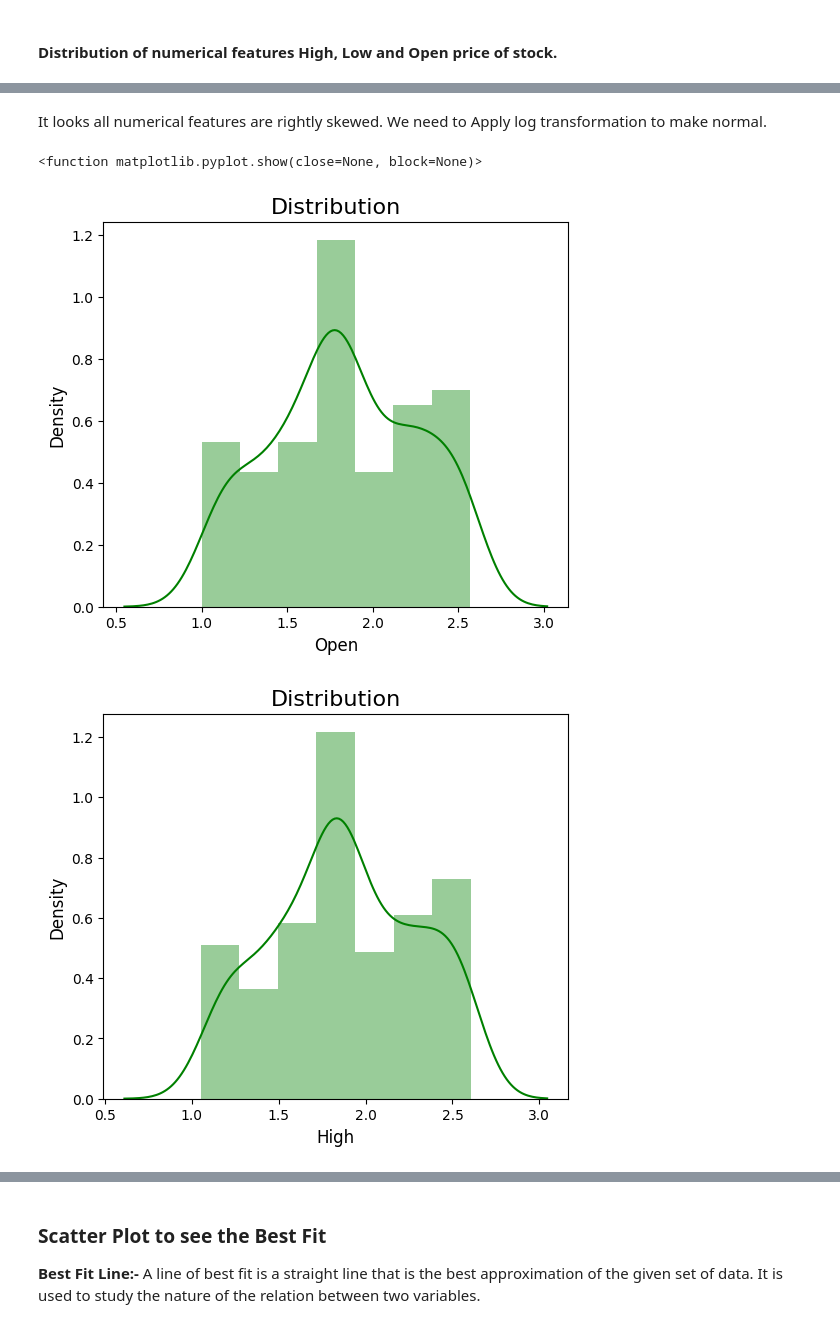
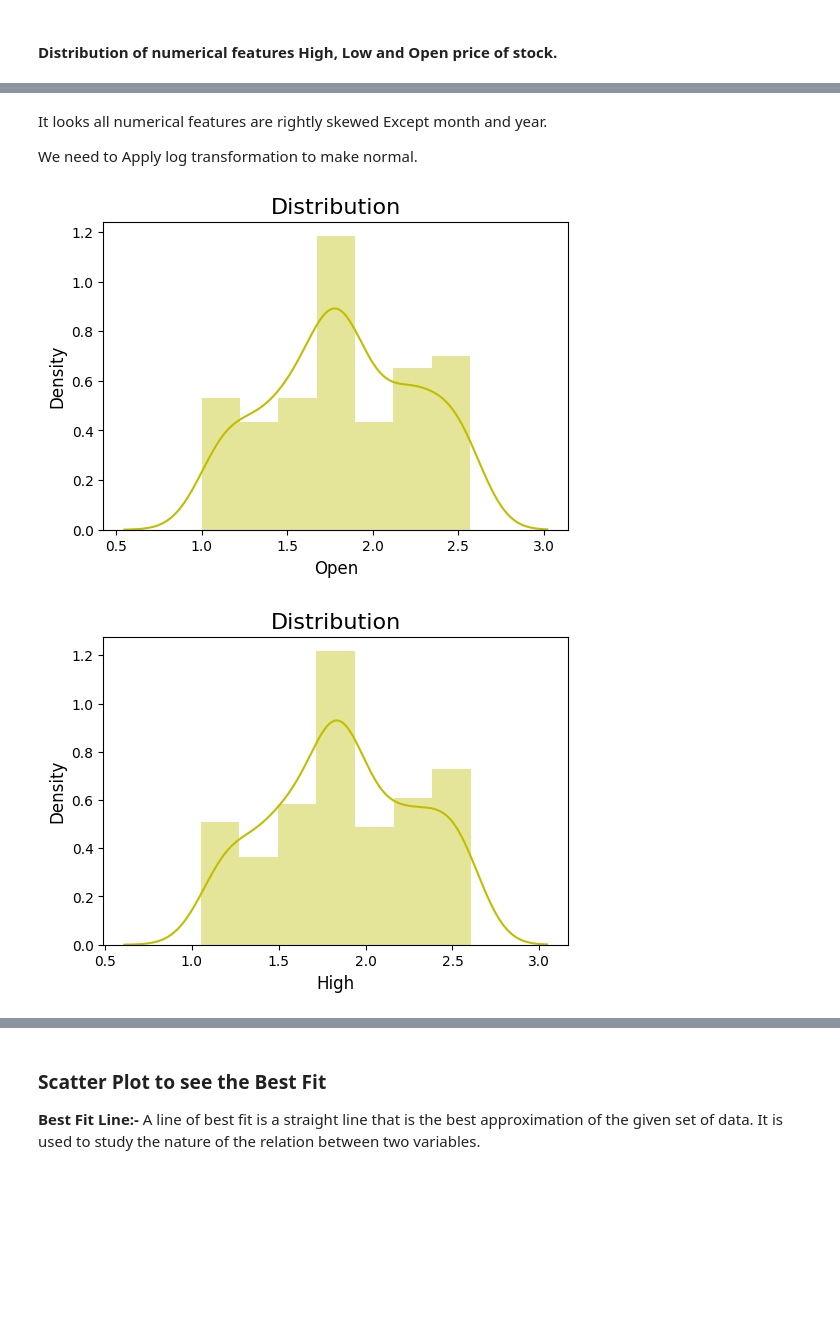
Before and after one commit to atulchune/YesBank_Stock_closing_price_prediction, a Jupyter notebook: YesBank_closing_stock_price_prediction.ipynb, the cells around one changed output, grey strips where cells are left out. Drawn from its saved outputs; the diff is of its cells as text; code cells hidden in the pictures; blank space fills up the shorter version.

```diff
--- a/YesBank_closing_stock_price_prediction.ipynb
+++ b/YesBank_closing_stock_price_prediction.ipynb
@@ -300,6 +300,14 @@ High            float64
 Low             float64
 Close           float64
 dtype: object
+# %%
+# pivot point is the mean of high,low and close. It acts crucial role in stock prices behavior.
+df['pivot'] = round((df['High']+df['Low']+df['Open'])/3,2)
+# %%
+# adding month number from date as there is a quarterly result associated with the company. SO month is important.
+# adding year from starting of the stock.
+df['month'] = df['Date'].dt.month
+df['year'] = df['Date'].dt.year-2004
 # %%
 df.head()
 # %% [output]
@@ -396,6 +409,6 @@ I have used log10 transformation as it was positively skewed.Now it seems more n
 # %%
 
 # List of independent features
-numerical_features = list(set(df.describe().columns)-{'Close'})
+numerical_features = df.describe().columns
 numerical_features
 # %% [output]
@@ -417,16 +434,16 @@ plt.show
 # %% [markdown]
-It looks all numerical features are rightly skewed.
+It looks all numerical features are rightly skewed Except month and year.
+
 We need to Apply log transformation to make normal.
 # %%
 # Applying log transformation
-for col in numerical_features:
-    plt.figure(figsize=(6,5))
-    sns.distplot(np.log10(df[col]), color='green')
-    plt.title("Distribution", fontsize=16)
-    plt.xlabel(col, fontsize=12)
-    plt.ylabel('Density', fontsize=12)
-plt.show
+for col in numerical_features[:-2]:
+  plt.figure(figsize=(6,4))
+  ax = sns.distplot(np.log10(df[col]),color="y")
+  plt.title("Distribution", fontsize=16)
+  plt.xlabel(col, fontsize=12)
+  plt.ylabel('Density', fontsize=12)
+plt.show()
 # %% [output]
-<function matplotlib.pyplot.show(close=None, block=None)>
-[figure, old version]
+[figure, new version]
-[figure, old version]
+[figure, new version]
```
Also changed, not shown: parts of 107 cells of this notebook.
